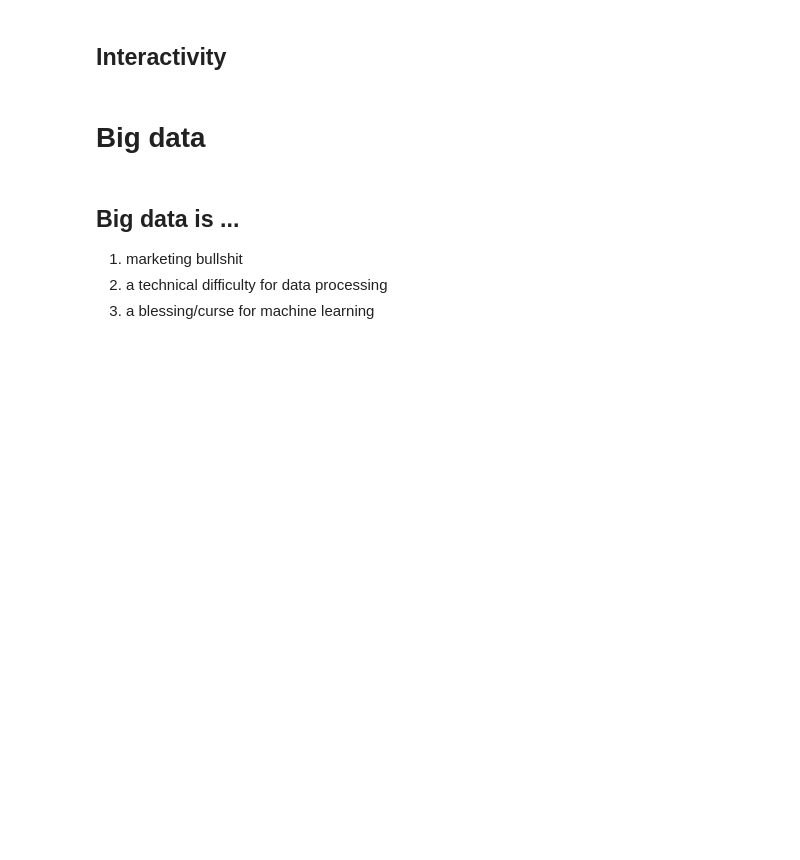
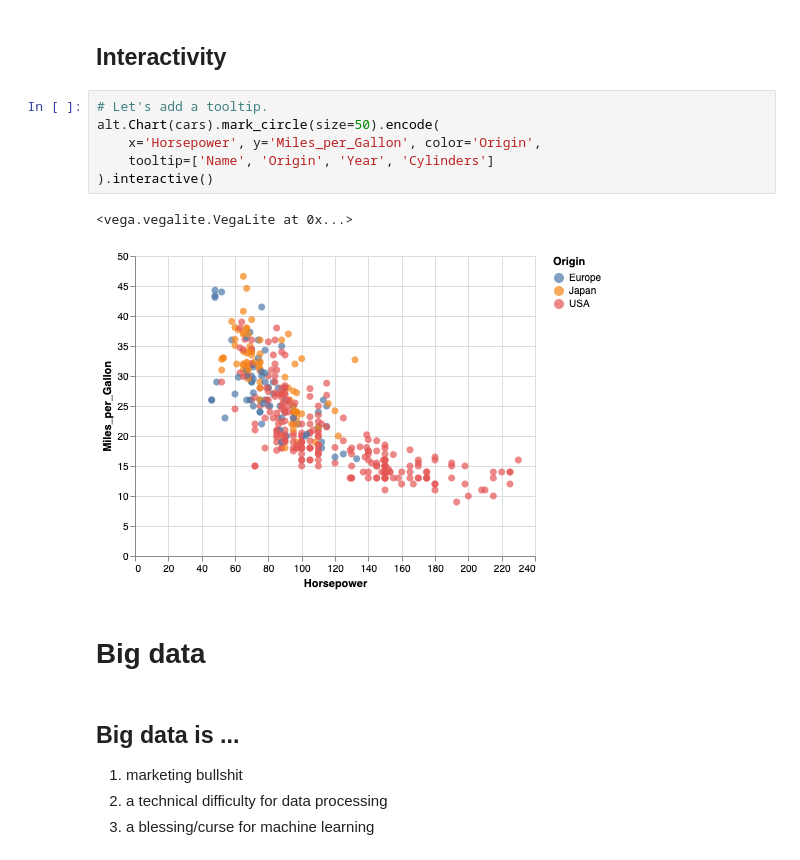
Before and after one commit to sphinxteam/mlcourse_2019, a Jupyter notebook: lec4/Working_with_data.ipynb, the cells around one changed output. Saved outputs shown, nothing was run; the diff lists cells and outputs as text; blank space fills up the shorter version.

```diff
--- a/lec4/Working_with_data.ipynb
+++ b/lec4/Working_with_data.ipynb
@@ -237,5 +405,14 @@ For the following ML tasks, how would you construct the $X$ and $y$ arrays ?
 # %% [markdown]
 ## Interactivity
+# %%
+# Let's add a tooltip.
+alt.Chart(cars).mark_circle(size=50).encode(
+    x='Horsepower', y='Miles_per_Gallon', color='Origin',
+    tooltip=['Name', 'Origin', 'Year', 'Cylinders']
+).interactive()
+# %% [output]
+<vega.vegalite.VegaLite at 0x...>
+[figure, added]
 # %% [markdown]
 # Big data
 # %% [markdown]
```
Also changed, not shown: parts of 43 cells of this notebook, 13 other files.
